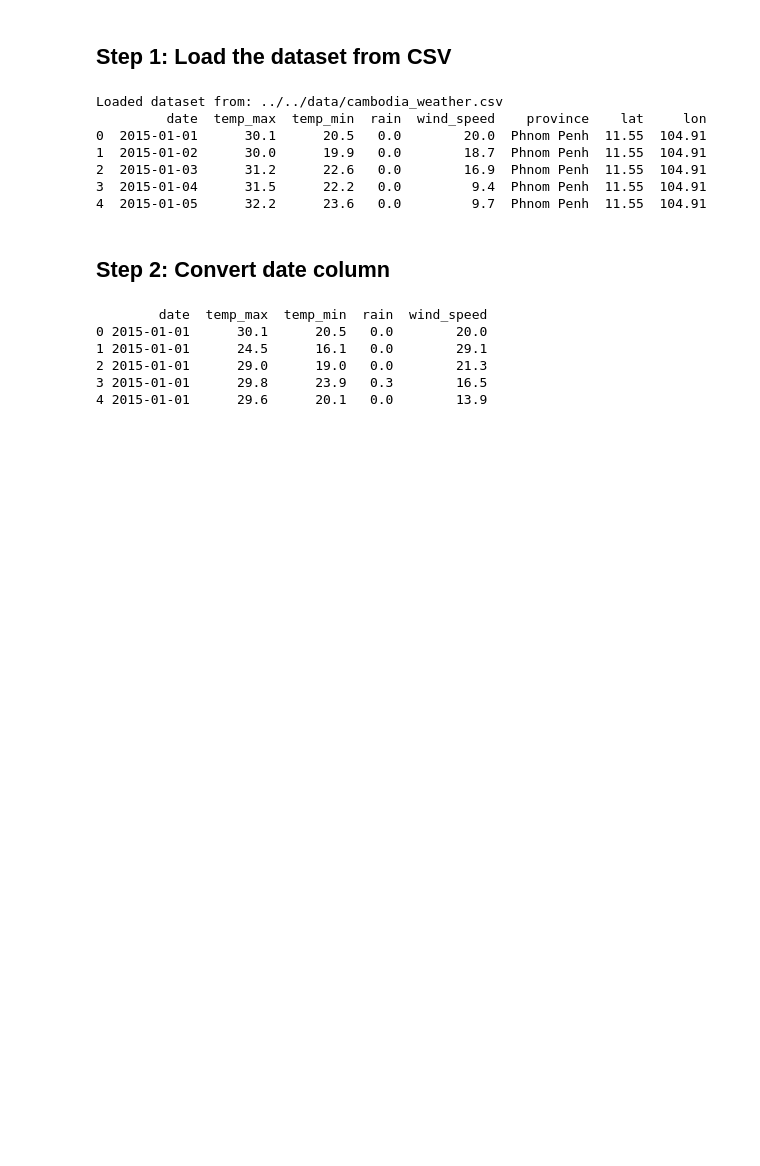
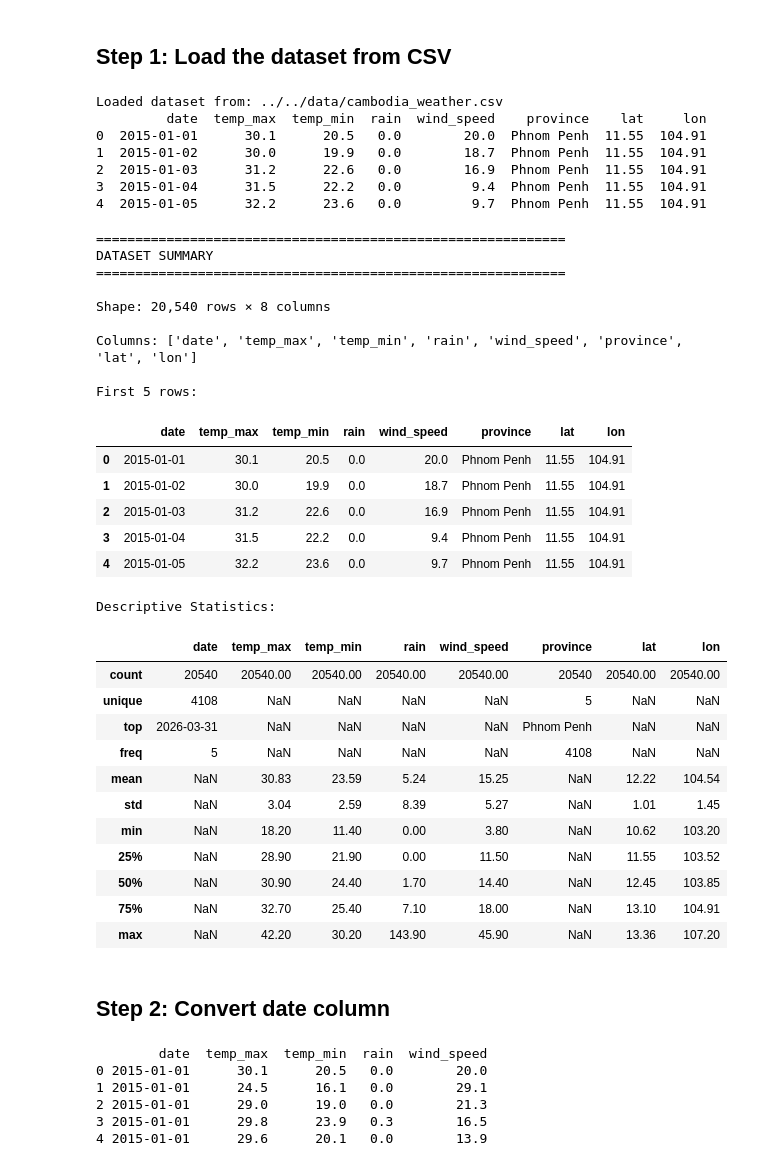
Before and after one commit to obviouslynotdim/WeatherForecast-AnalysisDS, a Jupyter notebook: notebooks/linear_regression/linear_regression.ipynb, the cells around one changed output. Drawn from its saved outputs; the diff is of its cells as text; code cells hidden in the pictures; blank space fills up the shorter version.

```diff
--- a/notebooks/linear_regression/linear_regression.ipynb
+++ b/notebooks/linear_regression/linear_regression.ipynb
@@ -27,6 +27,46 @@ Loaded dataset from: ../../data/cambodia_weather.csv
 2  2015-01-03      31.2      22.6   0.0        16.9  Phnom Penh  11.55  104.91
 3  2015-01-04      31.5      22.2   0.0         9.4  Phnom Penh  11.55  104.91
 4  2015-01-05      32.2      23.6   0.0         9.7  Phnom Penh  11.55  104.91
+# %%
+# Display dataframe summary
+print("=" * 60)
+print("DATASET SUMMARY")
+print("=" * 60)
+print(f"\nShape: {df.shape[0]:,} rows × {df.shape[1]} columns")
+print(f"\nColumns: {list(df.columns)}")
+print(f"\nFirst 5 rows:")
+display(df.head())
+print(f"\nDescriptive Statistics:")
+display(df.describe(include='all').round(2))
+# %% [output]
+============================================================
+DATASET SUMMARY
+============================================================
+
+Shape: 20,540 rows × 8 columns
+
+Columns: ['date', 'temp_max', 'temp_min', 'rain', 'wind_speed', 'province', 'lat', 'lon']
+
+First 5 rows:
+|  | date | temp_max | temp_min | rain | wind_speed | province | lat | lon |
+| 0 | 2015-01-01 | 30.1 | 20.5 | 0.0 | 20.0 | Phnom Penh | 11.55 | 104.91 |
+| 1 | 2015-01-02 | 30.0 | 19.9 | 0.0 | 18.7 | Phnom Penh | 11.55 | 104.91 |
+| 2 | 2015-01-03 | 31.2 | 22.6 | 0.0 | 16.9 | Phnom Penh | 11.55 | 104.91 |
+| 3 | 2015-01-04 | 31.5 | 22.2 | 0.0 | 9.4 | Phnom Penh | 11.55 | 104.91 |
+| 4 | 2015-01-05 | 32.2 | 23.6 | 0.0 | 9.7 | Phnom Penh | 11.55 | 104.91 |
+Descriptive Statistics:
+|  | date | temp_max | temp_min | rain | wind_speed | province | lat | lon |
+| count | 20540 | 20540.00 | 20540.00 | 20540.00 | 20540.00 | 20540 | 20540.00 | 20540.00 |
+| unique | 4108 | NaN | NaN | NaN | NaN | 5 | NaN | NaN |
+| top | 2026-03-31 | NaN | NaN | NaN | NaN | Phnom Penh | NaN | NaN |
+| freq | 5 | NaN | NaN | NaN | NaN | 4108 | NaN | NaN |
+| mean | NaN | 30.83 | 23.59 | 5.24 | 15.25 | NaN | 12.22 | 104.54 |
+| std | NaN | 3.04 | 2.59 | 8.39 | 5.27 | NaN | 1.01 | 1.45 |
+| min | NaN | 18.20 | 11.40 | 0.00 | 3.80 | NaN | 10.62 | 103.20 |
+| 25% | NaN | 28.90 | 21.90 | 0.00 | 11.50 | NaN | 11.55 | 103.52 |
+| 50% | NaN | 30.90 | 24.40 | 1.70 | 14.40 | NaN | 12.45 | 103.85 |
+| 75% | NaN | 32.70 | 25.40 | 7.10 | 18.00 | NaN | 13.10 | 104.91 |
+| max | NaN | 42.20 | 30.20 | 143.90 | 45.90 | NaN | 13.36 | 107.20 |
 # %% [markdown]
 ## Step 2: Convert date column
 # %%
```
Also changed, not shown: 22 other files.
